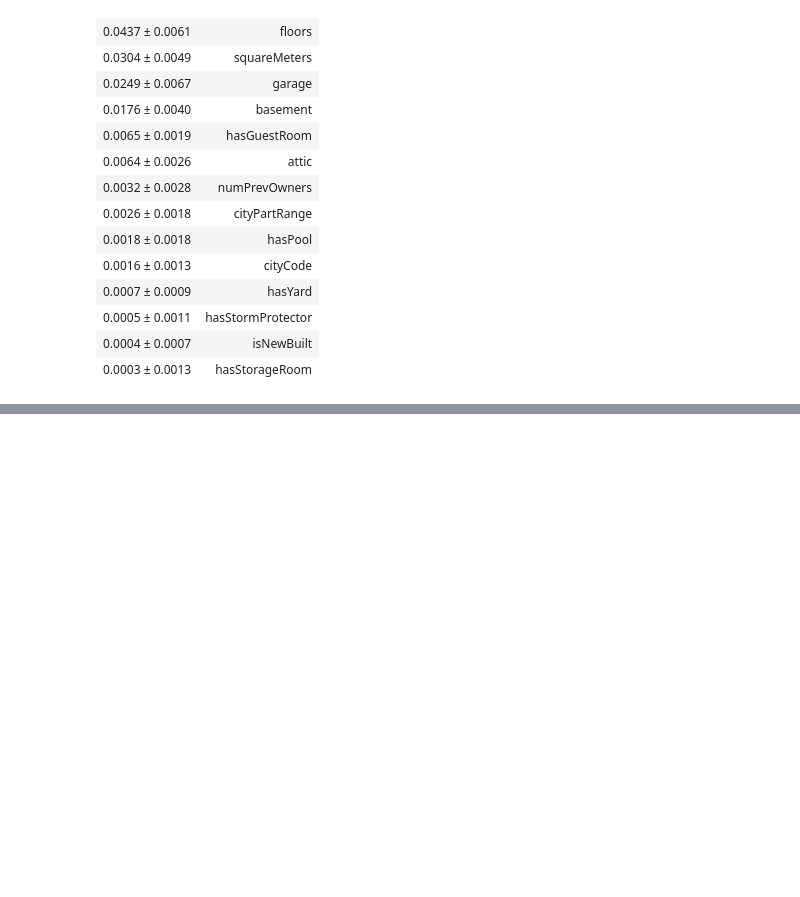
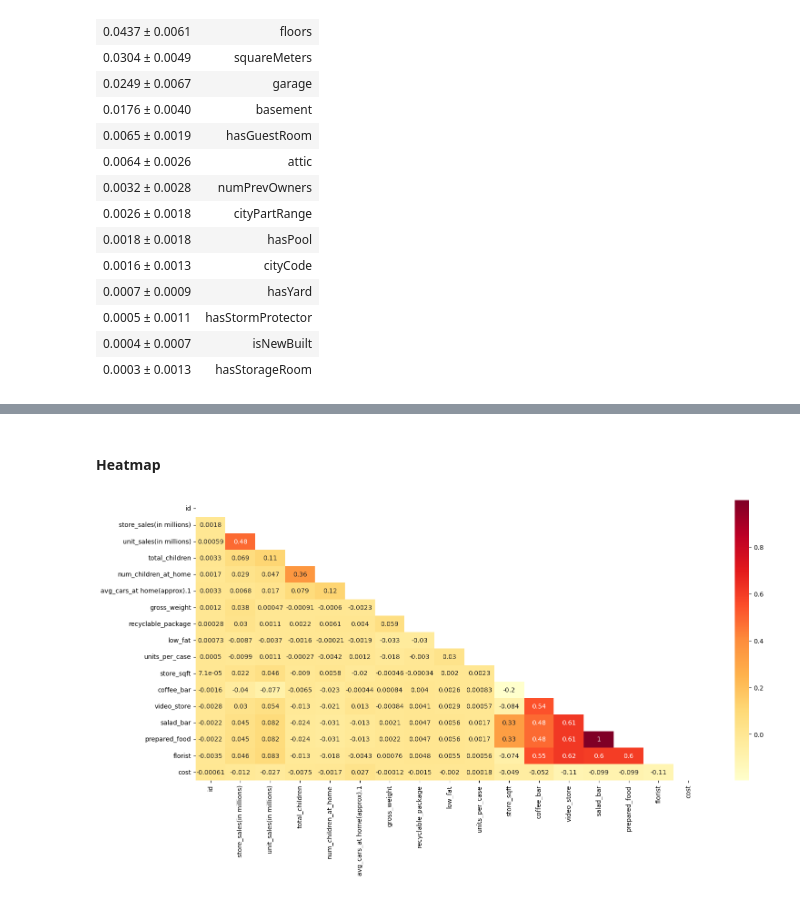
Before and after one commit to SilverSurferClash/ML_Best_Practices, a Jupyter notebook: bestprac-eda.ipynb, the cells around one changed output, grey strips where cells are left out. Cells and saved outputs as stored; diff of their text form; code cells hidden in the pictures; blank space fills up the shorter version.

```diff
--- a/bestprac-eda.ipynb
+++ b/bestprac-eda.ipynb
@@ -188,0 +308,11 @@ eli5.show_weights(permute, feature_names = X.columns.tolist(),top=50)
+# %% [markdown]
+#### Heatmap
+# %%
+def heatmap(df = None):
+    plt.figure(figsize=(18, 8))
+    mask = np.triu(np.ones_like(df.corr()))
+    sns.heatmap(df.corr(),cmap='YlOrRd',annot=True,mask=mask)
+# %%
+heatmap(train_import)
+# %% [output]
+[figure, added]
```
Also changed, not shown: parts of 17 cells of this notebook.
